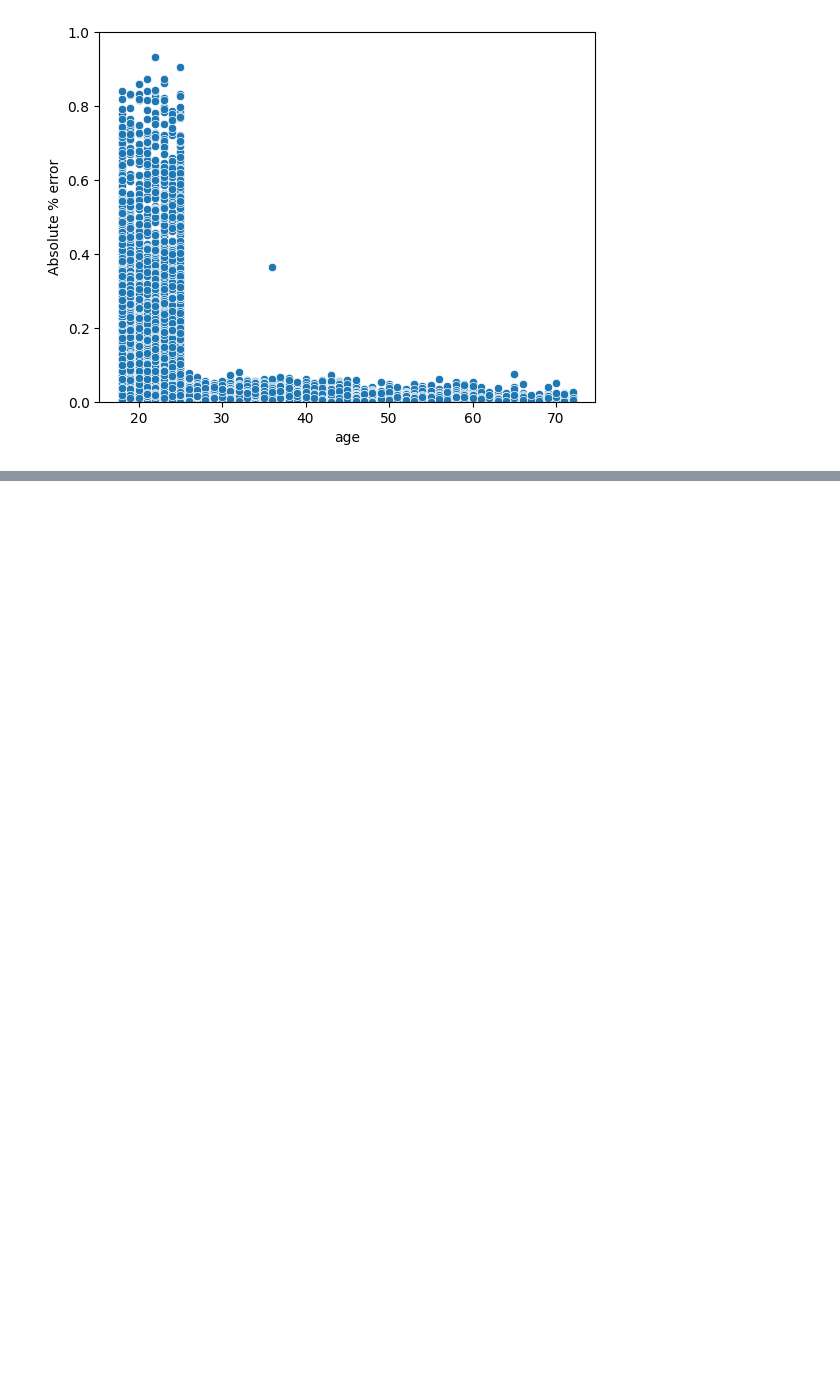
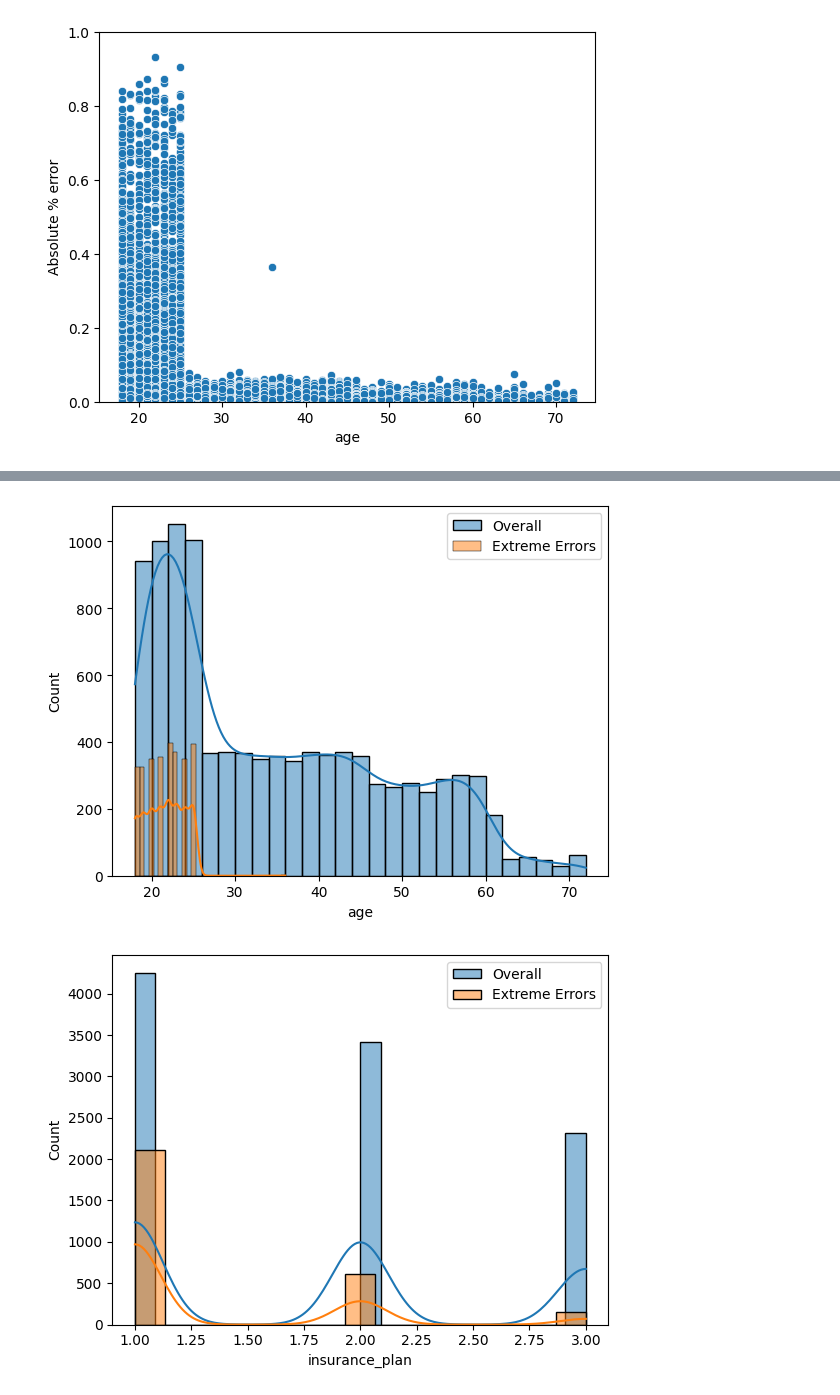
Before and after one commit to HMurawski/Health-Insurance-Model, a Jupyter notebook: notebooks/04_error_analysis_and_segmentation.ipynb, the cells around one changed output, grey strips where cells are left out. Saved outputs shown, nothing was run; the diff lists cells and outputs as text; code cells hidden in the pictures; blank space fills up the shorter version.

Commit message:
error analysis - age column

```diff
--- a/notebooks/04_error_analysis_and_segmentation.ipynb
+++ b/notebooks/04_error_analysis_and_segmentation.ipynb
@@ -108,0 +151,5 @@ shap.plots.beeswarm(sh_values, max_display=15)
+# %%
+extreme_error_threshold = 10
+
+extreme_results_df = results_df[np.abs(results_df["diff_pct"]) > extreme_error_threshold]#higher than 10% diff both sides
+extreme_results_df.shape, results_df.shape
@@ -108,0 +167,3 @@ shap.plots.beeswarm(sh_values, max_display=15)
+# %%
+extreme_errors_df = X_test.loc[extreme_results_df.index]
+extreme_errors_df.head()
@@ -108,0 +177,11 @@ shap.plots.beeswarm(sh_values, max_display=15)
+# %%
+cols_to_viz = ["age", "insurance_plan", "smoking_status", "normalized_risk_score"] #based on scores from SHAP plot
+
+for col in cols_to_viz:
+    sns.histplot(X_test[col], kde=True, label="Overall")
+    sns.histplot(extreme_errors_df[col], kde=True, label="Extreme Errors")
+    plt.legend()
+    plt.show()
+# %% [output]
+[figure, added]
+[figure, added]
```
Also changed, not shown: parts of 11 cells of this notebook.
